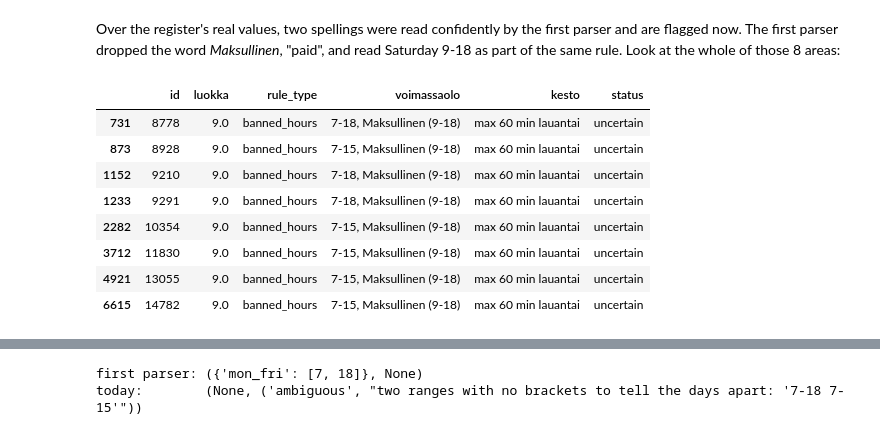
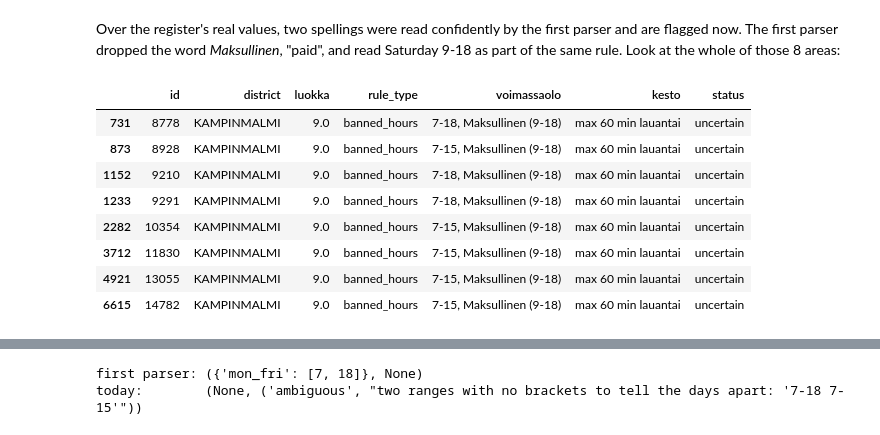
Before and after one commit to tercanfurkan/parkkiko, a Jupyter notebook: notebooks/stages/03_preprocessing.ipynb, the cells around one changed output, grey strips where cells are left out. Saved outputs shown, nothing was run; the diff lists cells and outputs as text; code cells hidden in the pictures.

```diff
--- a/notebooks/stages/03_preprocessing.ipynb
+++ b/notebooks/stages/03_preprocessing.ipynb
@@ -435,15 +435,15 @@ flagged now. The first parser dropped the word *Maksullinen*, "paid", and read S
 part of the same rule. Look at the whole of those 8 areas:
 # %%
 paid_saturday = areas["voimassaolo"].str.contains("Maksullinen", na=False)
-areas.loc[paid_saturday, ["id", "luokka", "rule_type", "voimassaolo", "kesto", "status"]]
+areas.loc[paid_saturday, ["id", "district", "luokka", "rule_type", "voimassaolo", "kesto", "status"]]
 # %% [output]
-|  | id | luokka | rule_type | voimassaolo | kesto | status |
-| 731 | 8778 | 9.0 | banned_hours | 7-18, Maksullinen (9-18) | max 60 min lauantai | uncertain |
-| 873 | 8928 | 9.0 | banned_hours | 7-15, Maksullinen (9-18) | max 60 min lauantai | uncertain |
-| 1152 | 9210 | 9.0 | banned_hours | 7-18, Maksullinen (9-18) | max 60 min lauantai | uncertain |
-| 1233 | 9291 | 9.0 | banned_hours | 7-18, Maksullinen (9-18) | max 60 min lauantai | uncertain |
-| 2282 | 10354 | 9.0 | banned_hours | 7-15, Maksullinen (9-18) | max 60 min lauantai | uncertain |
-| 3712 | 11830 | 9.0 | banned_hours | 7-15, Maksullinen (9-18) | max 60 min lauantai | uncertain |
-| 4921 | 13055 | 9.0 | banned_hours | 7-15, Maksullinen (9-18) | max 60 min lauantai | uncertain |
-| 6615 | 14782 | 9.0 | banned_hours | 7-15, Maksullinen (9-18) | max 60 min lauantai | uncertain |
+|  | id | district | luokka | rule_type | voimassaolo | kesto | status |
+| 731 | 8778 | KAMPINMALMI | 9.0 | banned_hours | 7-18, Maksullinen (9-18) | max 60 min lauantai | uncertain |
+| 873 | 8928 | KAMPINMALMI | 9.0 | banned_hours | 7-15, Maksullinen (9-18) | max 60 min lauantai | uncertain |
+| 1152 | 9210 | KAMPINMALMI | 9.0 | banned_hours | 7-18, Maksullinen (9-18) | max 60 min lauantai | uncertain |
+| 1233 | 9291 | KAMPINMALMI | 9.0 | banned_hours | 7-18, Maksullinen (9-18) | max 60 min lauantai | uncertain |
+| 2282 | 10354 | KAMPINMALMI | 9.0 | banned_hours | 7-15, Maksullinen (9-18) | max 60 min lauantai | uncertain |
+| 3712 | 11830 | KAMPINMALMI | 9.0 | banned_hours | 7-15, Maksullinen (9-18) | max 60 min lauantai | uncertain |
+| 4921 | 13055 | KAMPINMALMI | 9.0 | banned_hours | 7-15, Maksullinen (9-18) | max 60 min lauantai | uncertain |
+| 6615 | 14782 | KAMPINMALMI | 9.0 | banned_hours | 7-15, Maksullinen (9-18) | max 60 min lauantai | uncertain |
 # %% [markdown]
```
Also changed, not shown: parts of 1 cell of this notebook, 1 other file.
